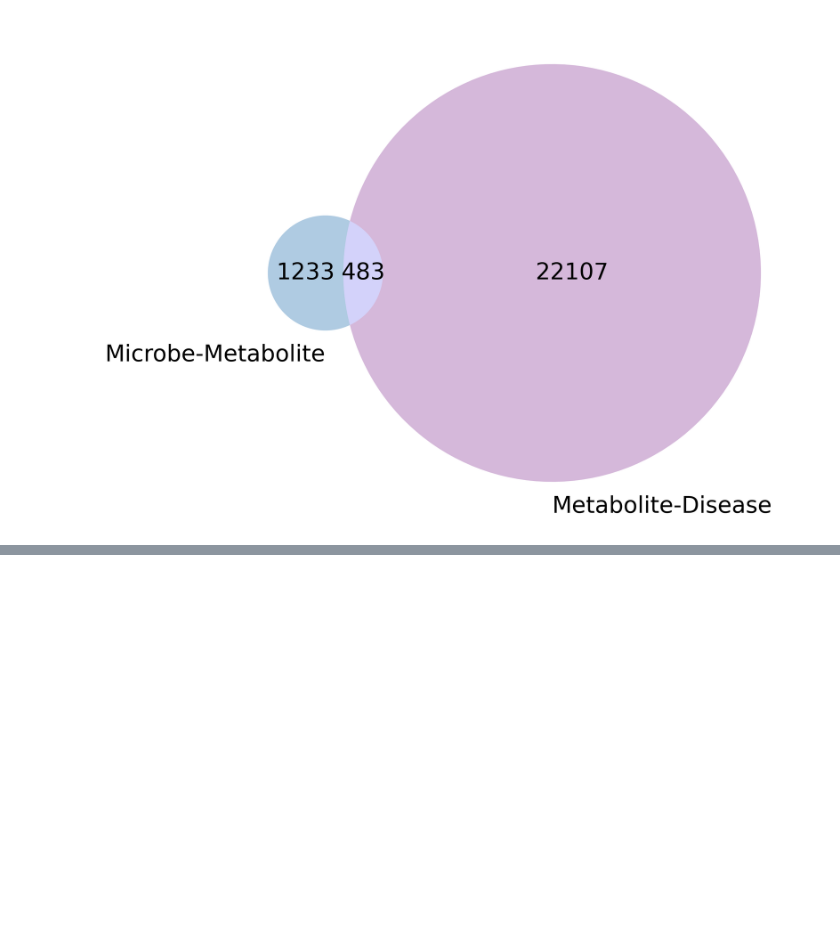
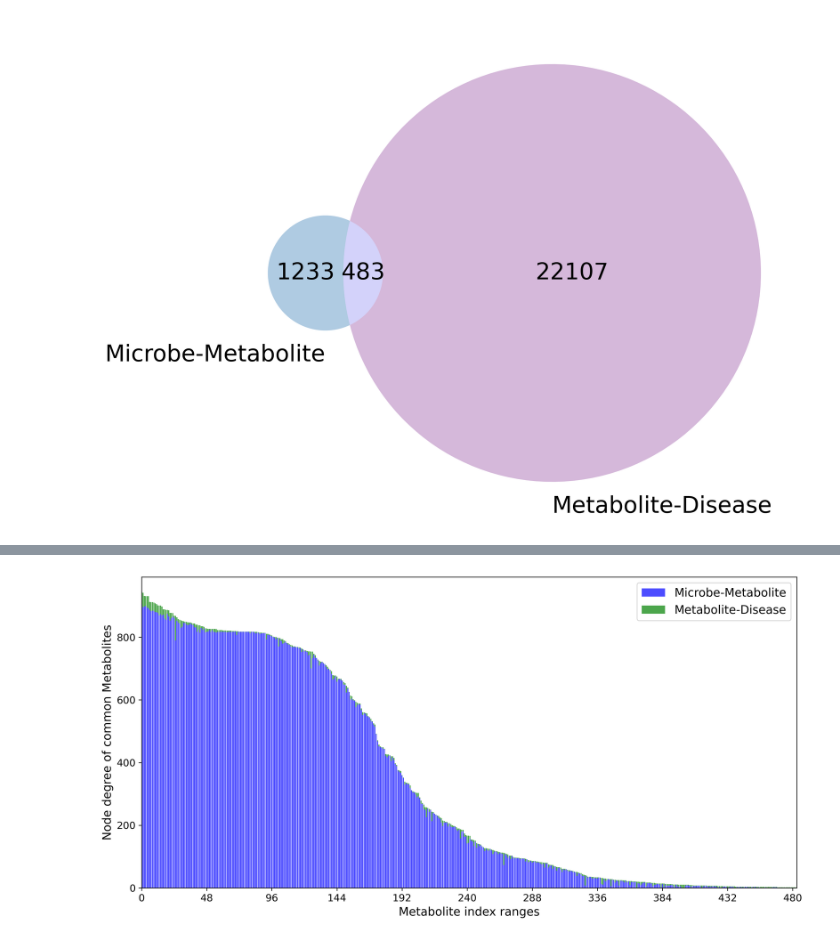
Before and after one commit to lucyzhang95/MAGNN_MKG, a Jupyter notebook: analysis/correlation.ipynb, the cells around one changed output, grey strips where cells are left out. Cells and saved outputs as stored; diff of their text form; code cells hidden in the pictures; blank space fills up the shorter version.

```diff
--- a/analysis/correlation.ipynb
+++ b/analysis/correlation.ipynb
@@ -101,0 +211,3 @@ plot_common_entity_node_degree_distribution(
+# %%
+node_d4metabolite = calculate_common_node_degree(mm_df, metd_df, "metabolite", common_metabolite)
+node_d4metabolite
@@ -101,0 +232,12 @@ plot_common_entity_node_degree_distribution(
+# %%
+plot_common_entity_node_degree_distribution(
+    entity_counts=node_d4metabolite,
+    entity_name="metabolite",
+    label1="Microbe-Metabolite",
+    label2="Metabolite-Disease",
+    color1="blue",
+    color2="green",
+
+)
+# %% [output]
+[figure, added]
```
Also changed, not shown: parts of 14 cells of this notebook.
